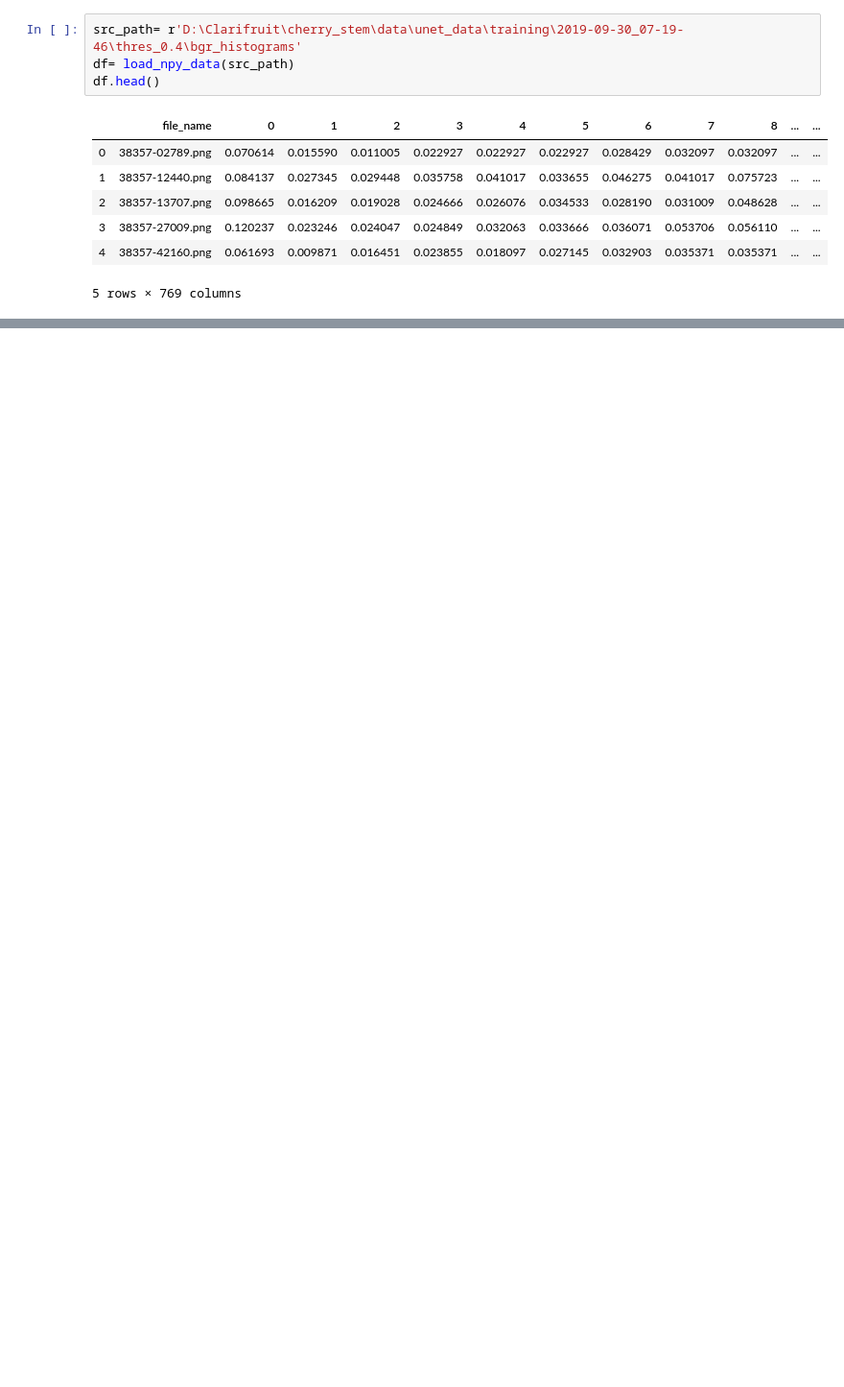
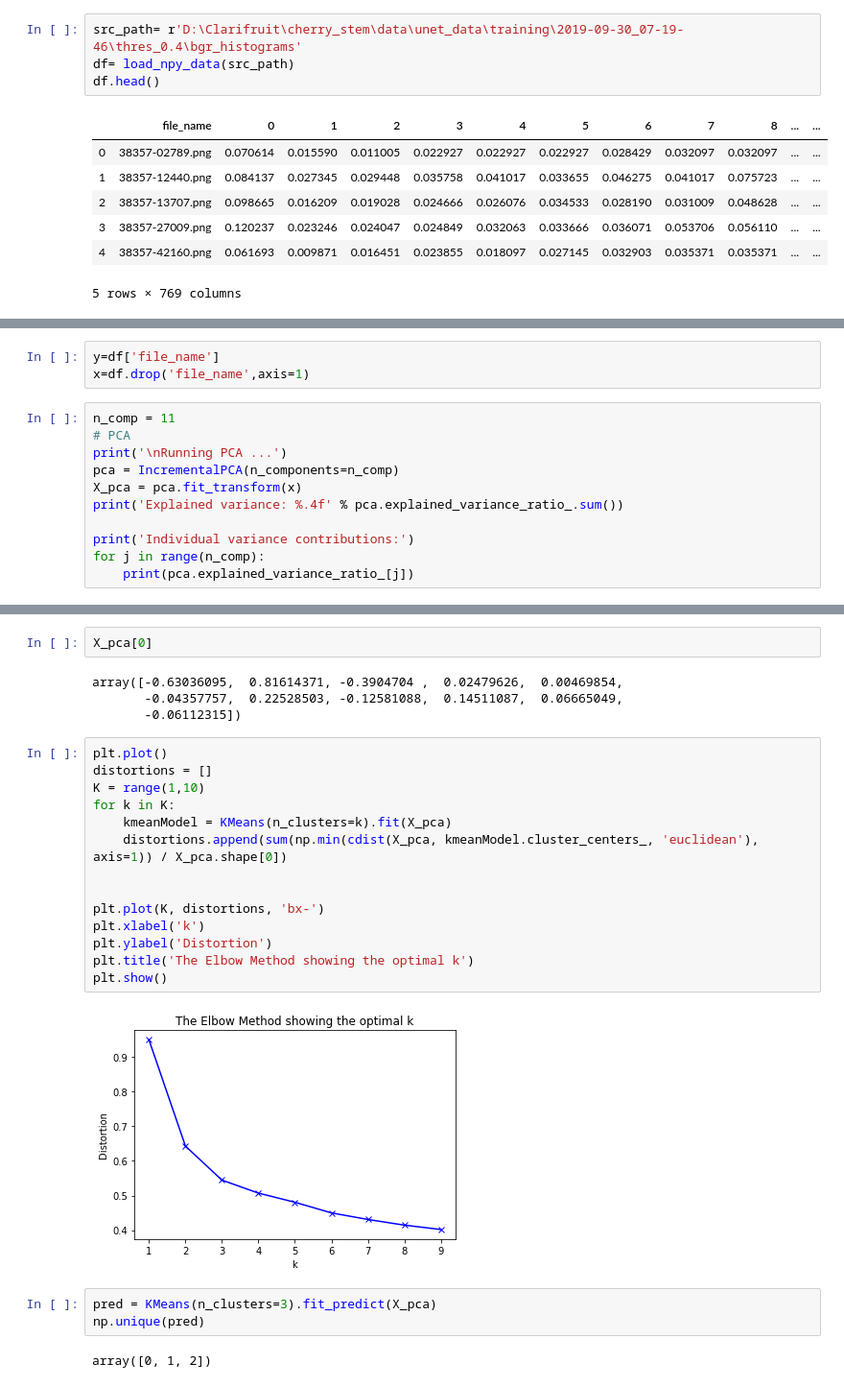
Before and after one commit to OrenChikli/Cherry_stem, a Jupyter notebook: work/notebooks/hist_pca.ipynb, the cells around one changed output, grey strips where cells are left out. Shown: that part at 96% size. Saved outputs shown, nothing was run; the diff lists cells and outputs as text; blank space fills up the shorter version.

```diff
--- a/work/notebooks/hist_pca.ipynb
+++ b/work/notebooks/hist_pca.ipynb
@@ -31,0 +18,14 @@ Name: 0, Length: 769, dtype: object
+# %%
+y=df['file_name']
+x=df.drop('file_name',axis=1)
+# %%
+n_comp = 11
+# PCA
+print('\nRunning PCA ...')
+pca = IncrementalPCA(n_components=n_comp)
+X_pca = pca.fit_transform(x)
+print('Explained variance: %.4f' % pca.explained_variance_ratio_.sum())
+
+print('Individual variance contributions:')
+for j in range(n_comp):
+    print(pca.explained_variance_ratio_[j])
@@ -31,0 +47,27 @@ Name: 0, Length: 769, dtype: object
+# %%
+X_pca[0]
+# %% [output]
+array([-0.63036095,  0.81614371, -0.3904704 ,  0.02479626,  0.00469854,
+       -0.04357757,  0.22528503, -0.12581088,  0.14511087,  0.06665049,
+       -0.06112315])
+# %%
+plt.plot()
+distortions = []
+K = range(1,10)
+for k in K:
+    kmeanModel = KMeans(n_clusters=k).fit(X_pca)
+    distortions.append(sum(np.min(cdist(X_pca, kmeanModel.cluster_centers_, 'euclidean'), axis=1)) / X_pca.shape[0])
+
+
+plt.plot(K, distortions, 'bx-')
+plt.xlabel('k')
+plt.ylabel('Distortion')
+plt.title('The Elbow Method showing the optimal k')
+plt.show()
+# %% [output]
+[figure, added]
+# %%
+pred = KMeans(n_clusters=3).fit_predict(X_pca)
+np.unique(pred)
+# %% [output]
+array([0, 1, 2])
```
Also changed, not shown: parts of 9 cells of this notebook, 4 other files.
